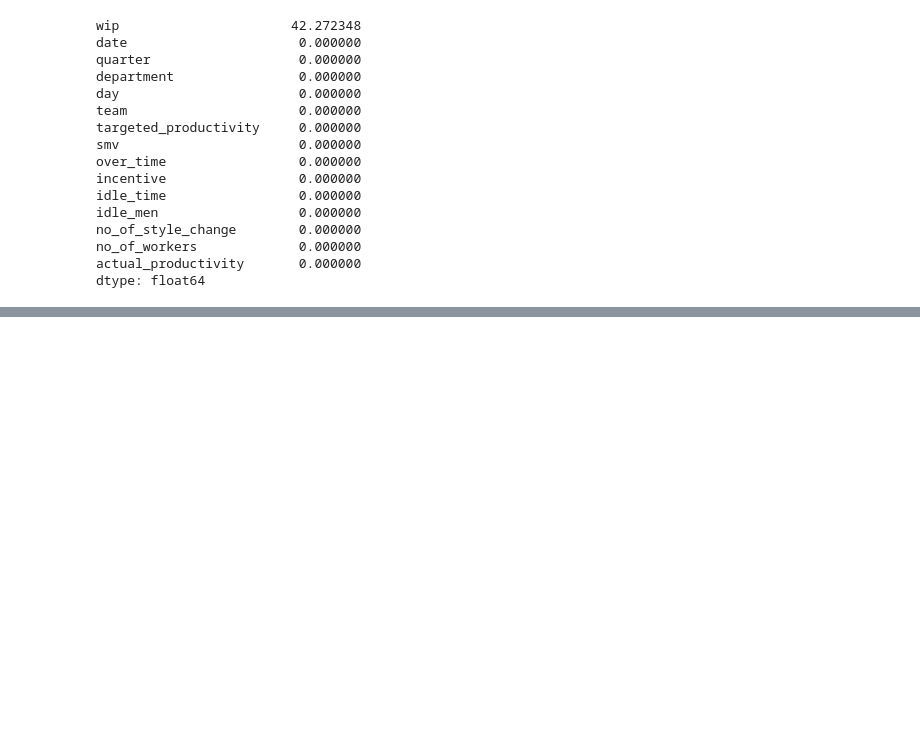
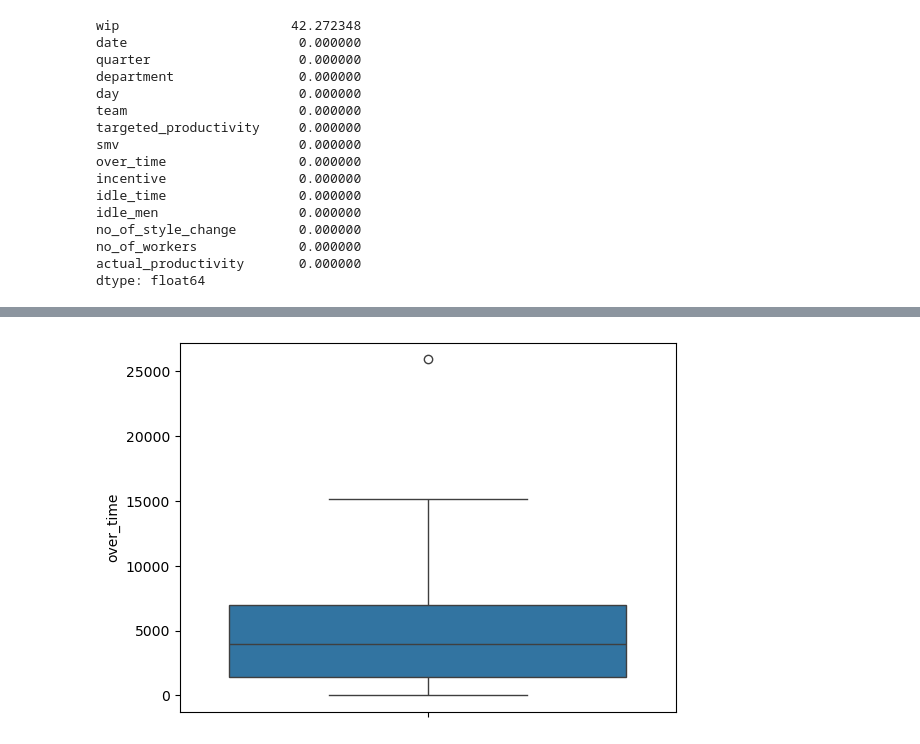
Before and after one commit to ilsecaher/MSDS610-W3, a Jupyter notebook: MSDS610_Assignment_Week3- Ilse Severance.ipynb, the cells around one changed output, grey strips where cells are left out. Cells and saved outputs as stored; diff of their text form; code cells hidden in the pictures; blank space fills up the shorter version.

```diff
--- a/MSDS610_Assignment_Week3- Ilse Severance.ipynb
+++ b/MSDS610_Assignment_Week3- Ilse Severance.ipynb
@@ -176,0 +247,7 @@ NameError: name 'productivity_check' is not defined
+# %%
+# Create a boxplot
+sns.boxplot(data=clean_productivity['over_time'])
+
+plt.show()
+# %% [output]
+[figure, added]
```
Also changed, not shown: parts of 29 cells of this notebook, 1 other file.
